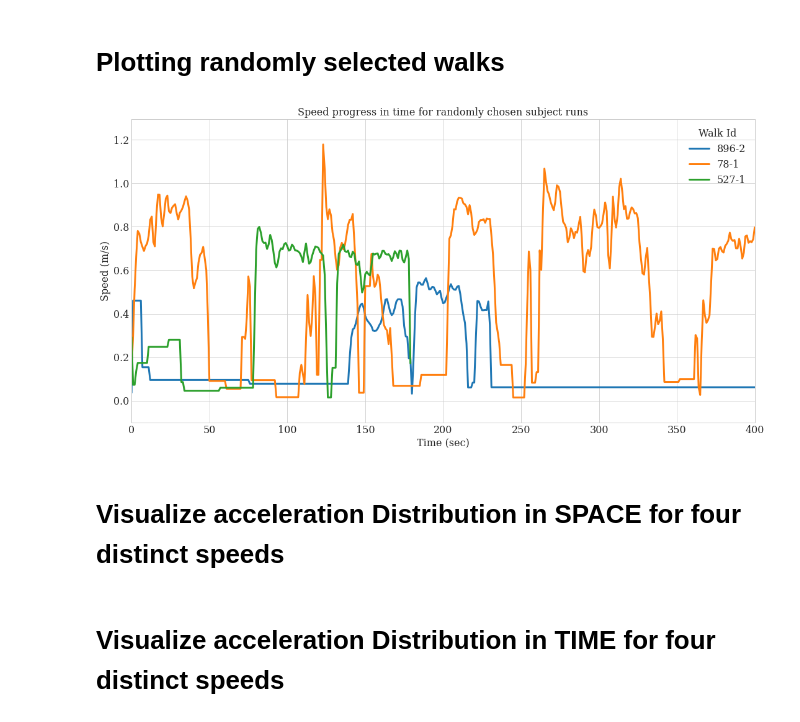
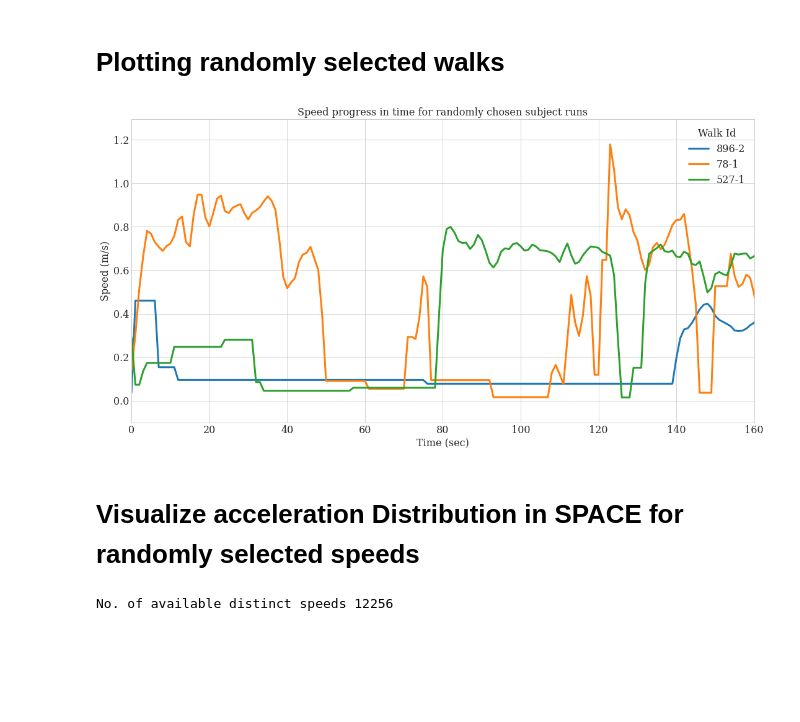
Before and after one commit to m-patterson-wearable/gait_speed_prediction, a Jupyter notebook: notebooks/2.0-data_exploration.ipynb, the cells around one changed output. Cells and saved outputs as stored; diff of their text form; code cells hidden in the pictures; blank space fills up the shorter version.

Commit message:
Explored xyz distributions for selected speeds

```diff
--- a/notebooks/2.0-data_exploration.ipynb
+++ b/notebooks/2.0-data_exploration.ipynb
@@ -51,6 +49,11 @@ for walk in walks:
     lag_idx=np.nonzero(time_lag)
     lags.append(lag_idx)
     if time_lag.sum()>0:
-        print('{} discontinuity detected in walk: {} at indices: {} with lags {} sec'.format(len(lag_idx),walk, list(lag_idx[0]), list(time_lag[lag_idx[0]])))
+        print('{} discontinuity detected in walk: {} at indices: {} with lags {} sec'.format(len(lag_idx[0]),walk, list(lag_idx[0]), list(time_lag[lag_idx[0]])))
+        # Drop data beyond the first discontinuity
+        walk_idx=np.array(walk_data.index)
+        sliced_walk=walk_idx[lag_idx[0][0]:] #sliced from the first discontinuity to the end
+        raw_data=raw_data.drop(sliced_walk) #drop the sliced data drm the raw data
+        print('{} samples dropped to eliminate discontinuity in walk {}!'.format(len(sliced_walk),walk))
 # %% [output]
 1 discontinuity detected in walk: 52-2 at indices: [46399] with lags [7.009999990463257] sec
@@ -75,0 +76,5 @@ for walk in walks:
+# %%
+for walk in walks:
+    walk_data=raw_data[raw_data['walk']==walk]
+    print("Walk {} has {} samples ".format(walk, len(walk_data)))
+print('Total number of samples is {}'.format(len(raw_data)))
@@ -76,31 +99,35 @@ for walk in walks:
 # %% [markdown]
 # Plotting randomly selected walks
 # %%
-# Plotting random selected walks
+plt.rcParams["figure.figsize"] = (18,9)
+# Plotting randomly selected walks
 speed=[]
 random.seed(10)
 selected_walks=random.sample(walks,3)
 for walk in selected_walks:
     walk_data=raw_data[raw_data['walk']==walk]
     walk_speed=walk_data['speed'].values
     walk_speed=walk_speed[::100] #downsampled 100Hz to 1Hz
     speed.append(walk_speed)
 
 fig, ax=plt.subplots(nrows=1,ncols=1)
-ax.set_xlim([0,400])
+ax.set_xlim([0,160])
 ax.set_xlabel('Time (sec)')
 ax.set_ylabel('Speed (m/s)')
 for walk_name,walk_speed in zip(selected_walks,speed):
     ax.plot(walk_speed, label=walk_name)
 ax.legend(title="Walk Id", fancybox=True) #WalkId=SubjectId-RunId
 ax.set_title('Speed progress in time for randomly chosen subject runs')
 plt.savefig("../reports/figures/walk_vs_time.png")
 # %% [output]
-[figure, old version]
+[figure, new version]
 # %% [markdown]
-# Visualize acceleration Distribution in SPACE for four distinct speeds
+# Visualize acceleration Distribution in SPACE for randomly selected speeds
 # %%
 # Extract available speeds
 speeds=raw_data.drop_duplicates(subset=['speed'])
 speeds=list(speeds['speed'].values)
+print('No. of available distinct speeds {}'.format(len(speeds)))
+# %% [output]
+No. of available distinct speeds 12256
 # %%
@@ -113,3 +141,0 @@ for speed in speeds:
-# %% [markdown]
-
-# Visualize acceleration Distribution in TIME  for four distinct speeds
```
Also changed, not shown: parts of 8 cells of this notebook, 1 other file.
